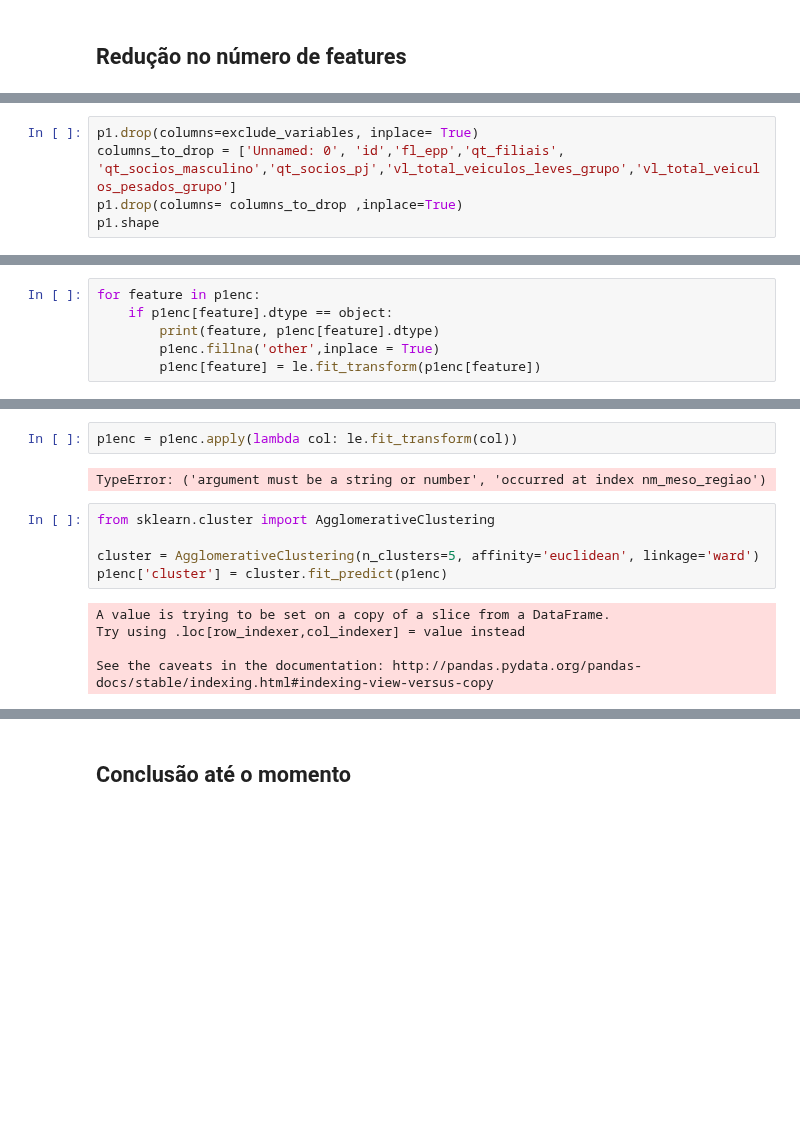
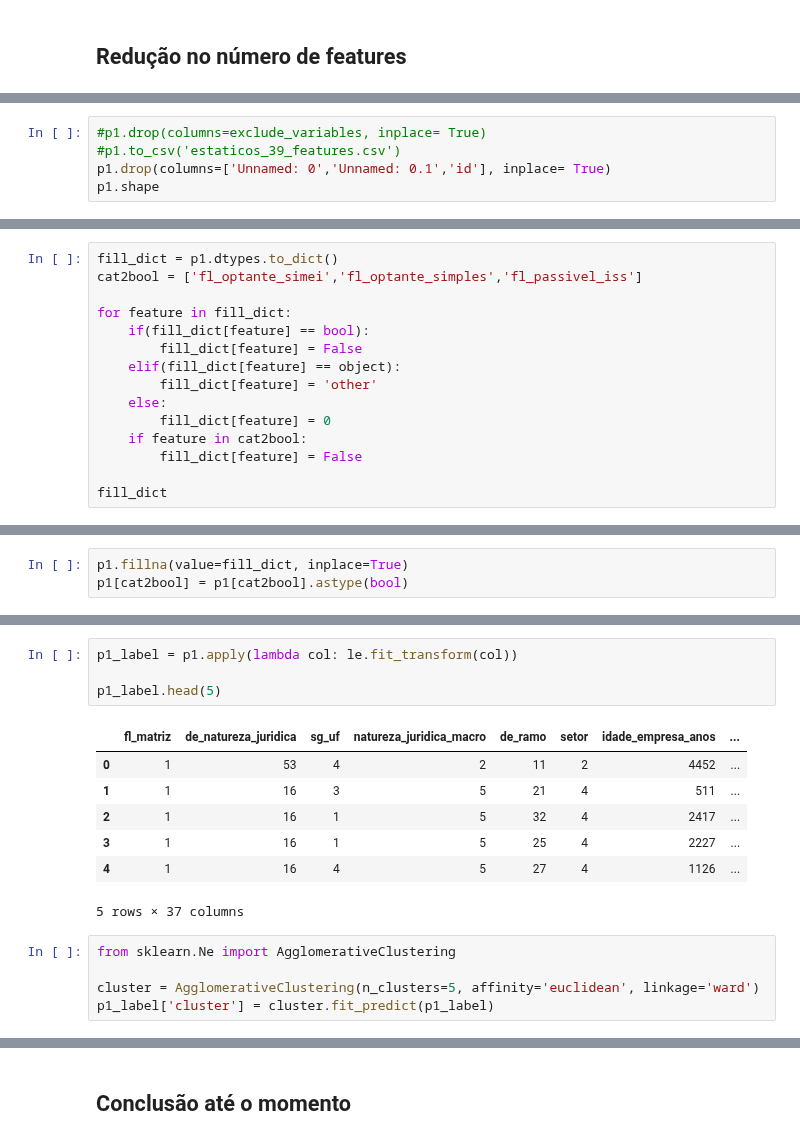
Before and after one commit to codenation-dev/squad-1-ad-data-science-1, a Jupyter notebook: analysis/KNN.ipynb, the cells around one changed output, grey strips where cells are left out. Cells and saved outputs as stored; diff of their text form; blank space fills up the shorter version.

```diff
--- a/analysis/KNN.ipynb
+++ b/analysis/KNN.ipynb
@@ -40,6 +71,6 @@ memory usage: 743.0+ KB
 # %%
-p1.drop(columns=exclude_variables, inplace= True)
-columns_to_drop = ['Unnamed: 0', 'id','fl_epp','qt_filiais', 'qt_socios_masculino','qt_socios_pj','vl_total_veiculos_leves_grupo','vl_total_veiculos_pesados_grupo']
-p1.drop(columns= columns_to_drop ,inplace=True)
+#p1.drop(columns=exclude_variables, inplace= True)
+#p1.to_csv('estaticos_39_features.csv')
+p1.drop(columns=['Unnamed: 0','Unnamed: 0.1','id'], inplace= True)
 p1.shape
 # %% [output]
@@ -106,6 +97,0 @@ dtype('O')
-# %%
-for feature in p1enc:
-    if p1enc[feature].dtype == object:
-        print(feature, p1enc[feature].dtype)
-        p1enc.fillna('other',inplace = True)
-        p1enc[feature] = le.fit_transform(p1enc[feature])
@@ -114,0 +98,15 @@ TypeError: argument must be a string or number
+# %%
+fill_dict = p1.dtypes.to_dict()
+cat2bool = ['fl_optante_simei','fl_optante_simples','fl_passivel_iss']
+
+for feature in fill_dict:
+    if(fill_dict[feature] == bool):
+        fill_dict[feature] = False
+    elif(fill_dict[feature] == object):
+        fill_dict[feature] = 'other'
+    else:
+        fill_dict[feature] = 0
+    if feature in cat2bool:
+        fill_dict[feature] = False
+
+fill_dict
@@ -114,0 +131,3 @@ TypeError: argument must be a string or number
+# %%
+p1.fillna(value=fill_dict, inplace=True)
+p1[cat2bool] = p1[cat2bool].astype(bool)
@@ -115,14 +160,17 @@ TypeError: argument must be a string or number
 # %%
-p1enc = p1enc.apply(lambda col: le.fit_transform(col))
+p1_label = p1.apply(lambda col: le.fit_transform(col))
+
+p1_label.head(5)
 # %% [output]
+|  | fl_matriz | de_natureza_juridica | sg_uf | natureza_juridica_macro | de_ramo | setor | idade_empresa_anos | ... |
+| 0 | 1 | 53 | 4 | 2 | 11 | 2 | 4452 | ... |
+| 1 | 1 | 16 | 3 | 5 | 21 | 4 | 511 | ... |
+| 2 | 1 | 16 | 1 | 5 | 32 | 4 | 2417 | ... |
+| 3 | 1 | 16 | 1 | 5 | 25 | 4 | 2227 | ... |
+| 4 | 1 | 16 | 4 | 5 | 27 | 4 | 1126 | ... |
-TypeError: ('argument must be a string or number', 'occurred at index nm_meso_regiao')
+5 rows × 37 columns
 # %%
-from sklearn.cluster import AgglomerativeClustering
+from sklearn.Ne import AgglomerativeClustering
 
 cluster = AgglomerativeClustering(n_clusters=5, affinity='euclidean', linkage='ward')
-p1enc['cluster'] = cluster.fit_predict(p1enc)
+p1_label['cluster'] = cluster.fit_predict(p1_label)
-# %% [output]
-A value is trying to be set on a copy of a slice from a DataFrame.
-Try using .loc[row_indexer,col_indexer] = value instead
-
-See the caveats in the documentation: http://pandas.pydata.org/pandas-docs/stable/indexing.html#indexing-view-versus-copy
```
Also changed, not shown: parts of 22 cells of this notebook, 2 other files.
